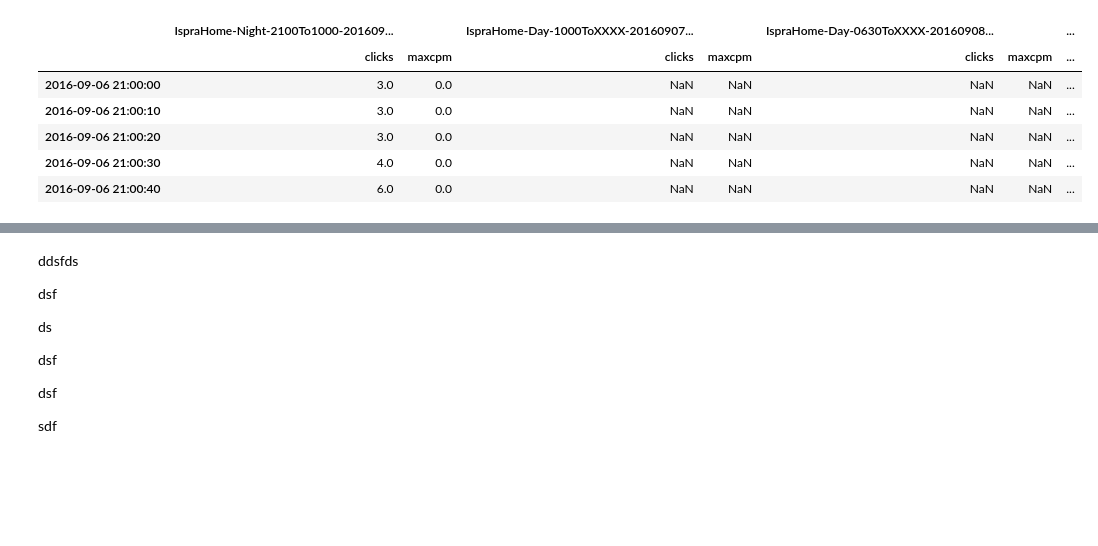
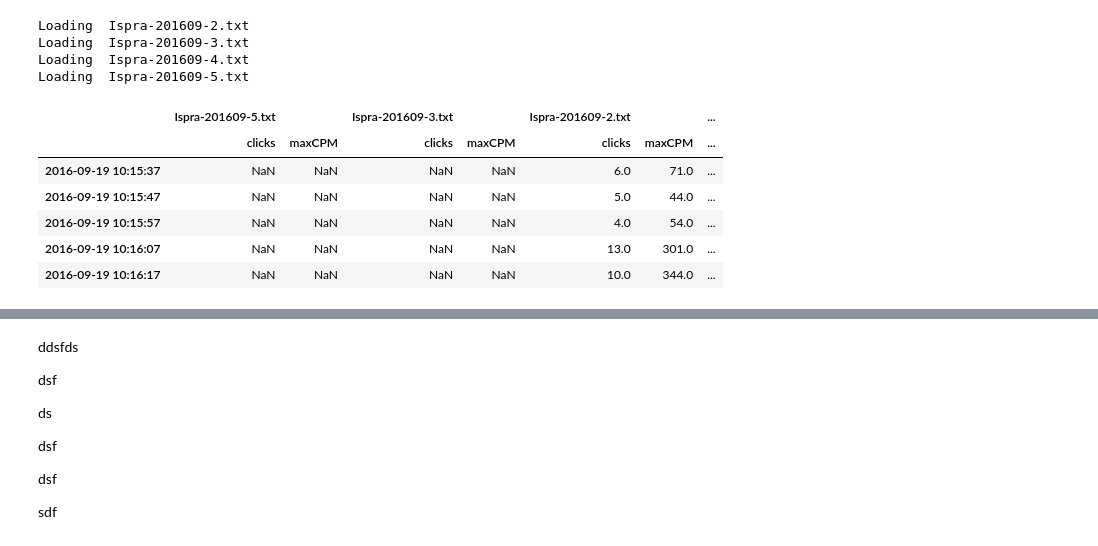
Before and after one commit to ankostis/radiationsensor, a Jupyter notebook: GeigerMeasurements.ipynb, the cells around one changed output, grey strips where cells are left out. Saved outputs shown, nothing was run; the diff lists cells and outputs as text; code cells hidden in the pictures; blank space fills up the shorter version.

```diff
--- a/GeigerMeasurements.ipynb
+++ b/GeigerMeasurements.ipynb
@@ -20,13 +21,13 @@ print(files)
 import io
 import re
 
-regexs = (
+line_regexs = (
     (re.compile(r'cpm = (?P<clicks>\d+)'), lambda c: c / 6),
     (re.compile(r'.*cpm=\d+, clicks=(?P<clicks>\d+).*'), None),
     (re.compile(r'^(?P<clicks>\d+),(?P<maxcpm>\d+.\d+)'), None),
 )
 def parse_click_line(l):
-    for r, click_fun in regexs:
+    for r, click_fun in line_regexs:
         m = r.search(l)
         if m:
             res = m.groupdict()
@@ -88,28 +106,58 @@ def collect_data(files):
     return file_data
 
 file_data = collect_data(files)
+# %%
+fname2_regexs = [
+    re.compile(r'-\d{6}-\d{1,3}\.txt', re.I),
+]
+def read_fname2_as_df(file):
+    for r in fname2_regexs:
+        m = r.search(file)
+        if m:
+            print('Loading ', file)
+            df = pd.read_csv(file, comment='#')
+            df.name = file
+            # df['tvalue'] = df.index
+            # df['tdelta'] = (df['tvalue']-df['tvalue'].shift()).fillna(0)
+            # df.rename({'clicks': 'total_clicks'})
+            # df['clicks'] = 60.0 * df['clicks'] / df['tdelta']
+            df.index = pd.to_datetime(df.index, unit='s')
+            #display(df.head())
+            df.columns = ['clicks', 'maxCPM']
+            return df#[['clicks', 'maxCPM']]
+
+file_dfs = {f: read_fname2_as_df(f) for f in files}
+file_dfs = {k: v for k, v in file_dfs.items() if v is not None}
+#file_dfs
+# %% [output]
+Loading  Ispra-201609-2.txt
+Loading  Ispra-201609-3.txt
+Loading  Ispra-201609-4.txt
+Loading  Ispra-201609-5.txt
 # %%
 def file_df(fname, stime, clicks):
     ix = pd.date_range(stime, periods=clicks.shape[0], freq='10S')
 
-    df = pd.DataFrame(clicks, index=ix, columns=['clicks', 'maxcpm'])
+    df = pd.DataFrame(clicks, index=ix, columns=['clicks', 'maxCPM'])
     df.name = fname
     return df
 
-file_data = collect_data(files)
-dfs = OrderedDict((f, file_df(f, stime, clicks))
-         for f, (stime, clicks) in file_data.items())
+# file_data = collect_data(files)
+# dfs = OrderedDict((f, file_df(f, stime, clicks))
+#          for f, (stime, clicks) in file_data.items())
+dfs = {}
+dfs.update(file_dfs)
 
 df = pd.concat(dfs.values(), axis=1, keys=dfs.keys())
 df.head()
 # %% [output]
-|  | IspraHome-Night-2100To1000-201609... |  | IspraHome-Day-1000ToXXXX-20160907... |  | IspraHome-Day-0630ToXXXX-20160908... |  | ... |
-|  | clicks | maxcpm | clicks | maxcpm | clicks | maxcpm | ... |
-| 2016-09-06 21:00:00 | 3.0 | 0.0 | NaN | NaN | NaN | NaN | ... |
-| 2016-09-06 21:00:10 | 3.0 | 0.0 | NaN | NaN | NaN | NaN | ... |
-| 2016-09-06 21:00:20 | 3.0 | 0.0 | NaN | NaN | NaN | NaN | ... |
-| 2016-09-06 21:00:30 | 4.0 | 0.0 | NaN | NaN | NaN | NaN | ... |
-| 2016-09-06 21:00:40 | 6.0 | 0.0 | NaN | NaN | NaN | NaN | ... |
+|  | Ispra-201609-5.txt |  | Ispra-201609-3.txt |  | Ispra-201609-2.txt |  | ... |
+|  | clicks | maxCPM | clicks | maxCPM | clicks | maxCPM | ... |
+| 2016-09-19 10:15:37 | NaN | NaN | NaN | NaN | 6.0 | 71.0 | ... |
+| 2016-09-19 10:15:47 | NaN | NaN | NaN | NaN | 5.0 | 44.0 | ... |
+| 2016-09-19 10:15:57 | NaN | NaN | NaN | NaN | 4.0 | 54.0 | ... |
+| 2016-09-19 10:16:07 | NaN | NaN | NaN | NaN | 13.0 | 301.0 | ... |
+| 2016-09-19 10:16:17 | NaN | NaN | NaN | NaN | 10.0 | 344.0 | ... |
 # %%
 def reject_outliers(sr, iq_range=0.5):
     # from http://stackoverflow.com/a/16562028/548792
```
Also changed, not shown: parts of 7 cells of this notebook, 4 other files.
